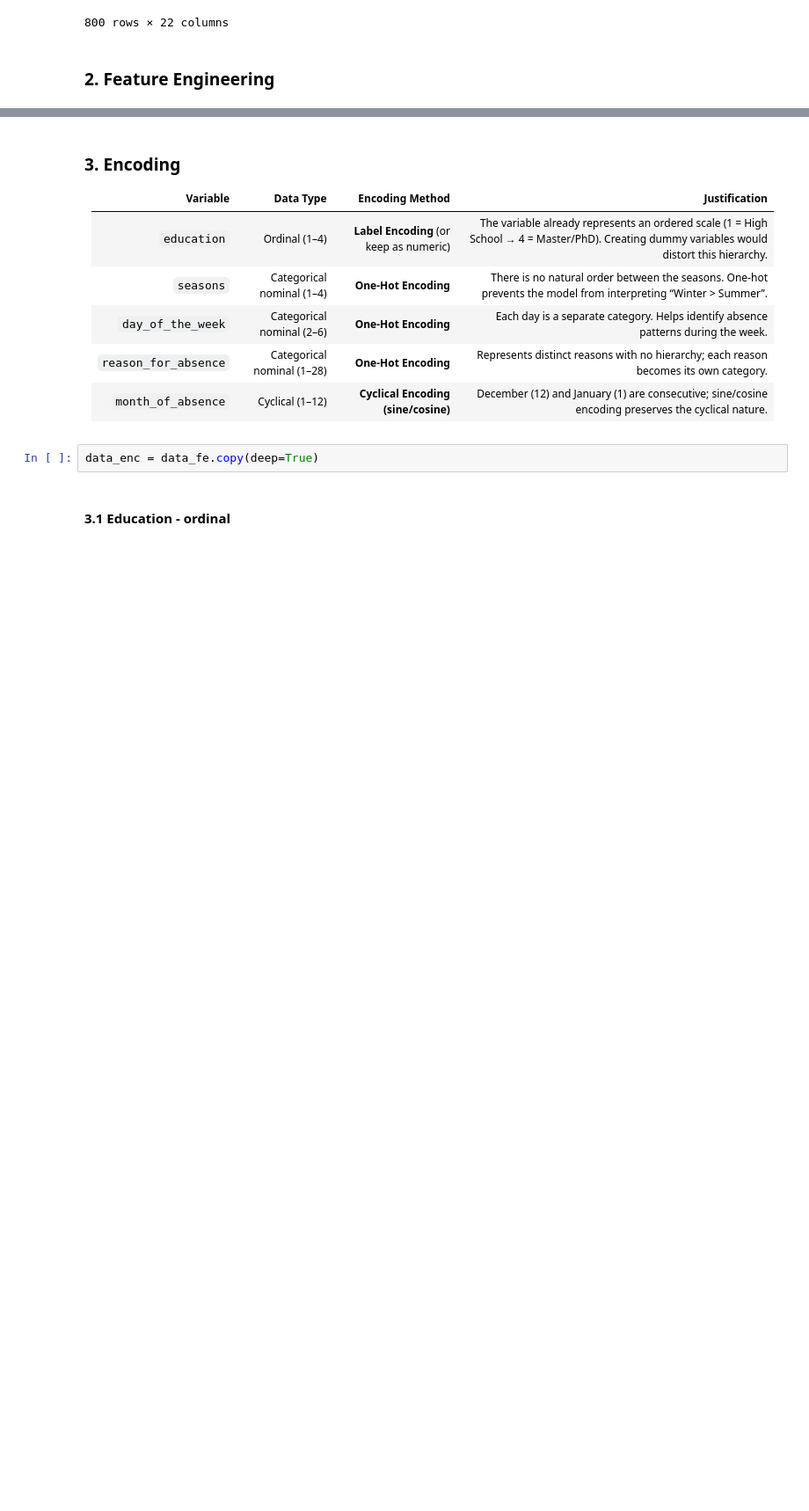
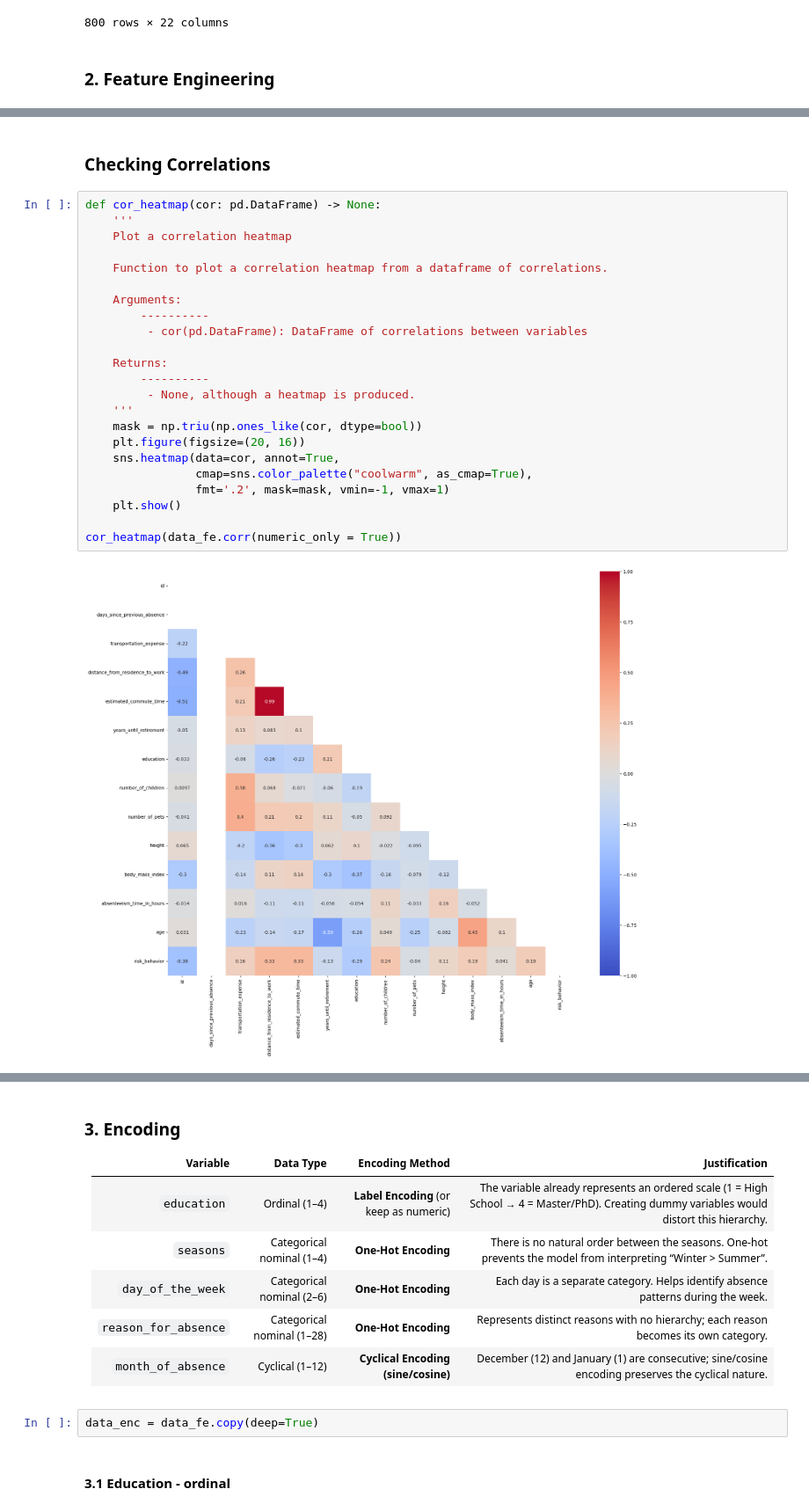
Before and after one commit to Dinis239/DM_Project, a Jupyter notebook: Pre-processing/4_Features.ipynb, the cells around one changed output, grey strips where cells are left out. Shown at 88% size. Drawn from its saved outputs; the diff is of its cells as text; blank space fills up the shorter version.

```diff
--- a/Pre-processing/4_Features.ipynb
+++ b/Pre-processing/4_Features.ipynb
@@ -216,0 +243,27 @@ if 'reason_for_absence' in data_fe.columns:
+# %% [markdown]
+### Checking Correlations
+# %%
+def cor_heatmap(cor: pd.DataFrame) -> None:
+    '''
+    Plot a correlation heatmap
+
+    Function to plot a correlation heatmap from a dataframe of correlations.
+
+    Arguments:
+        ----------
+         - cor(pd.DataFrame): DataFrame of correlations between variables
+
+    Returns:
+        ----------
+         - None, although a heatmap is produced.
+    '''
+    mask = np.triu(np.ones_like(cor, dtype=bool))
+    plt.figure(figsize=(20, 16))
+    sns.heatmap(data=cor, annot=True,
+                cmap=sns.color_palette("coolwarm", as_cmap=True),
+                fmt='.2', mask=mask, vmin=-1, vmax=1)
+    plt.show()
+
+cor_heatmap(data_fe.corr(numeric_only = True))
+# %% [output]
+[figure, added]
```
Also changed, not shown: parts of 6 cells of this notebook.
